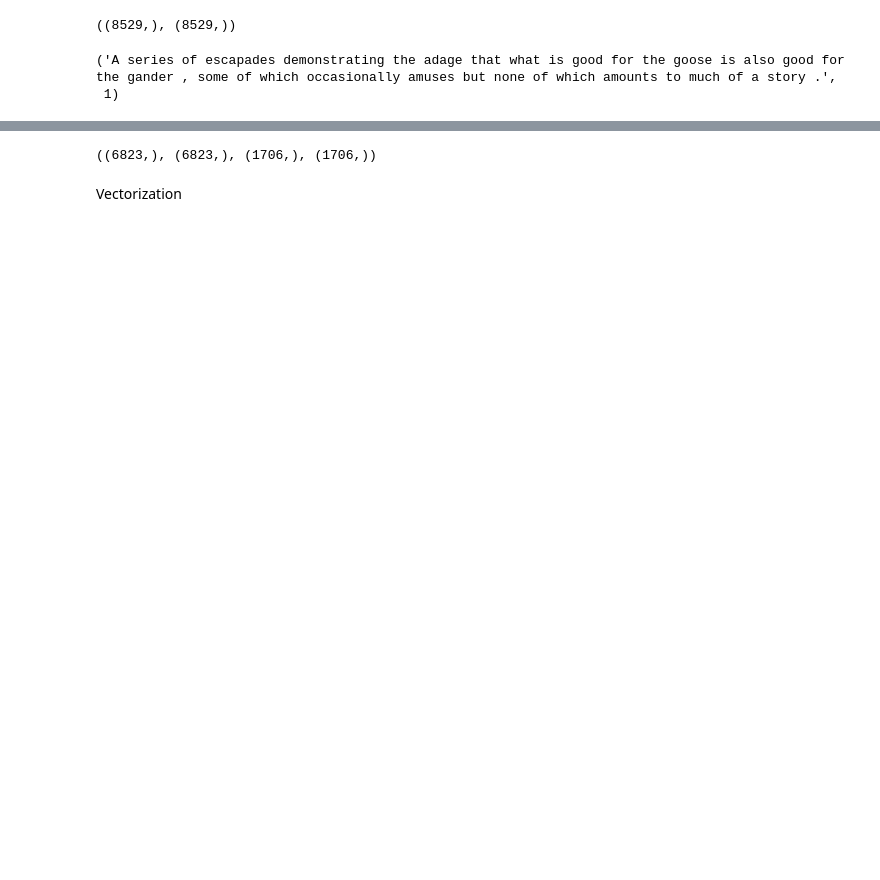
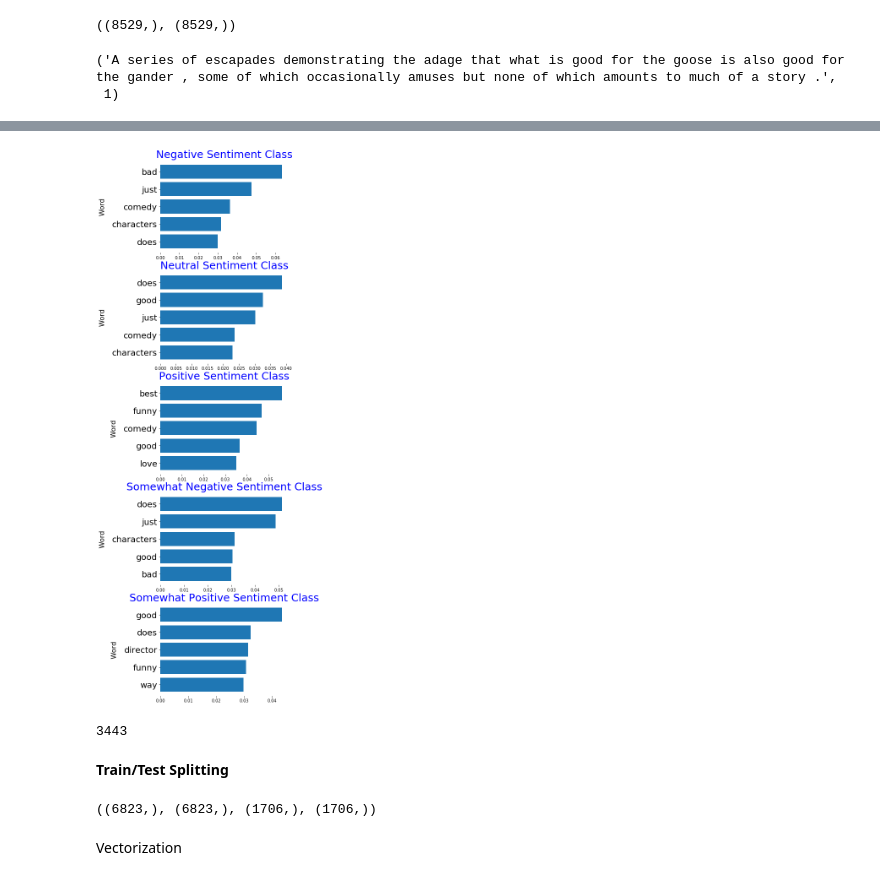
Before and after one commit to nalika/NLP, a Jupyter notebook: text_classification_working_demo.ipynb, the cells around one changed output, grey strips where cells are left out. Cells and saved outputs as stored; diff of their text form; code cells hidden in the pictures; blank space fills up the shorter version.

```diff
--- a/text_classification_working_demo.ipynb
+++ b/text_classification_working_demo.ipynb
@@ -495,3 +483,18 @@ phrase[0], sentiment[0]
+# %%
+# Visualize vocabulary
+class_Xtr = BoW_vectorizer.transform(phrase)
+class_y = fullSent['sentiment_label']
+class_features = BoW_vectorizer.get_feature_names()
+class_top_dfs = top_feats_by_class(class_Xtr, class_y, class_features)
+plot_tfidf_classfeats_h(class_top_dfs, 7)
+# %% [output]
+[figure, added]
+# %%
+len(class_features)
+# %% [output]
+3443
+# %% [markdown]
+**Train/Test Splitting**
 # %%
 # build train and test datasets
 X_train, X_test, Y_train, Y_test = train_test_split(phrase,
```
Also changed, not shown: parts of 47 cells of this notebook.
